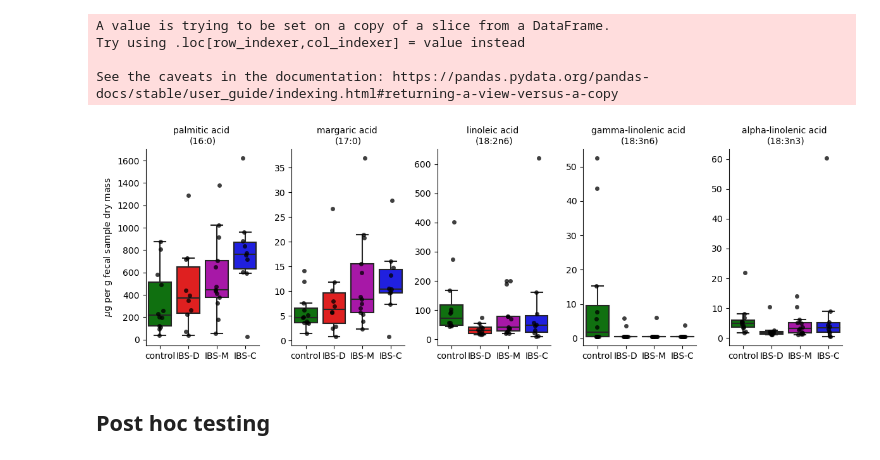
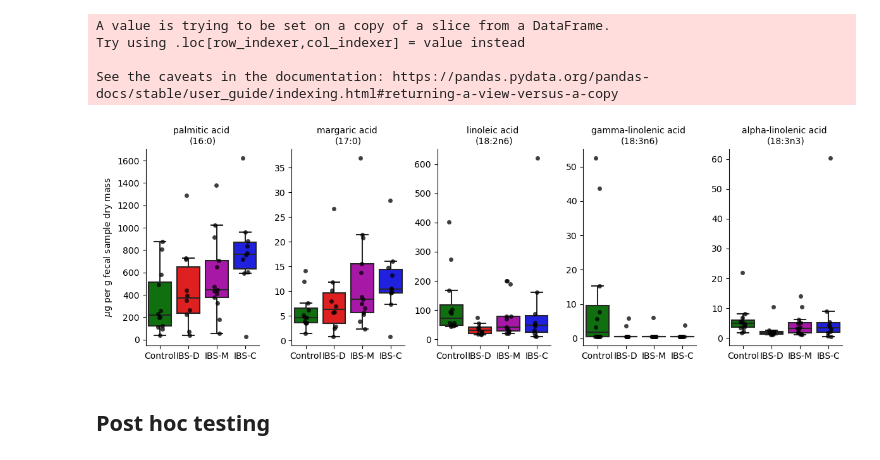
Before and after one commit to sterrettJD/Phadtare-IBS, a Jupyter notebook: Metabolome-Analysis.ipynb, the cells around one changed output. Cells and saved outputs as stored; diff of their text form; code cells hidden in the pictures.

Commit message:
update x tick labels on subtypes boxplot

```diff
--- a/Metabolome-Analysis.ipynb
+++ b/Metabolome-Analysis.ipynb
@@ -362,36 +375,37 @@ See the caveats in the documentation: https://pandas.pydata.org/pandas-docs/stab
 # %%
 melted_sig = pd.melt(subtypes_sig_df.drop(["pval","-log10 pval"]), id_vars=["IBS", "IBS Type"])
 melted_sig.columns = ["IBS","IBS Type","Lipid","Quantity"]
+melted_sig["IBS Type"] = melted_sig["IBS Type"].apply(lambda x: "Control" if x=="control" else x)
-# %%
-g = sns.FacetGrid(col="Lipid", sharey=False,
-                data=melted_sig)
-
-g.map_dataframe(sns.boxplot,
-                x="IBS Type", y="Quantity",
-                order=["control","IBS-D","IBS-M","IBS-C"],
-                palette=["g","r","m","b"],
-                showfliers=False)
-
-g.map_dataframe(sns.stripplot,
-                x="IBS Type", y="Quantity",
-                order=["control","IBS-D","IBS-M","IBS-C"],
-                color=["black"], alpha=0.75)
-
-for ax in g.axes[0]:
-    no_lipid_in_name = "".join(ax.get_title().split(" = ")[1:])
-    ax.set_title("\n(".join(no_lipid_in_name.split("(")), fontsize="medium")
-    ax.set_xlabel("")
-
-g.axes[0][0].set_ylabel(r"$\mu$g per g fecal sample dry mass")
-
-plt.gcf().set_size_inches(12,4)
-plt.tight_layout()
-
-plt.savefig("Figures/Subtypes_lipid_boxplots.pdf")
-
-plt.show()
-# %% [output]
-[figure, removed]
+# %%
+g = sns.FacetGrid(col="Lipid", sharey=False,
+                data=melted_sig)
+
+g.map_dataframe(sns.boxplot,
+                x="IBS Type", y="Quantity",
+                order=["Control","IBS-D","IBS-M","IBS-C"],
+                palette=["g","r","m","b"],
+                showfliers=False)
+
+g.map_dataframe(sns.stripplot,
+                x="IBS Type", y="Quantity",
+                order=["Control","IBS-D","IBS-M","IBS-C"],
+                color=["black"], alpha=0.75)
+
+for ax in g.axes[0]:
+    no_lipid_in_name = "".join(ax.get_title().split(" = ")[1:])
+    ax.set_title("\n(".join(no_lipid_in_name.split("(")), fontsize="medium")
+    ax.set_xlabel("")
+
+g.axes[0][0].set_ylabel(r"$\mu$g per g fecal sample dry mass")
+
+plt.gcf().set_size_inches(12,4)
+plt.tight_layout()
+
+plt.savefig("Figures/Subtypes_lipid_boxplots.pdf")
+
+plt.show()
+# %% [output]
+[figure, added]
 # %% [markdown]
 ## Post hoc testing
 # %% [markdown]
```
Also changed, not shown: parts of 4 cells of this notebook.
